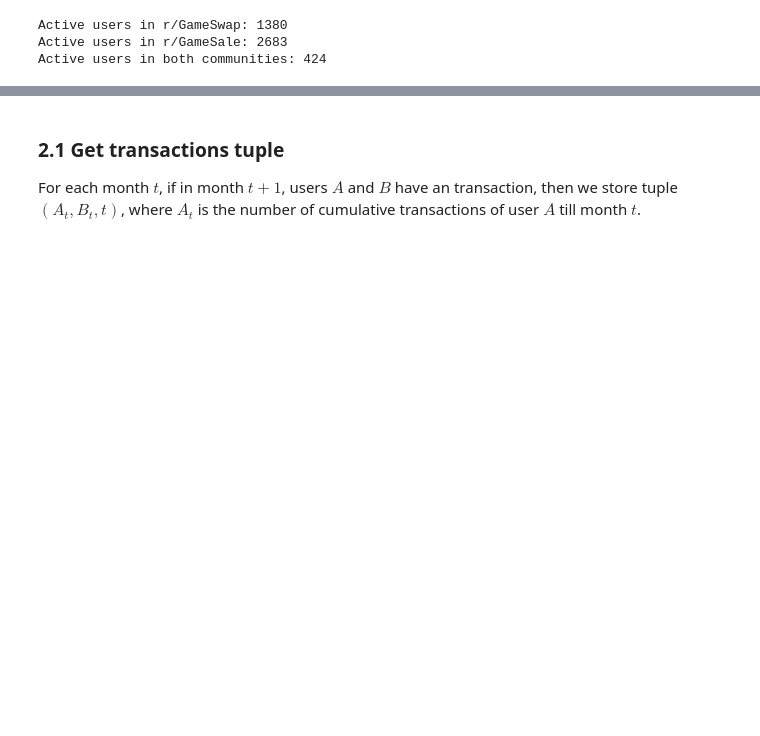
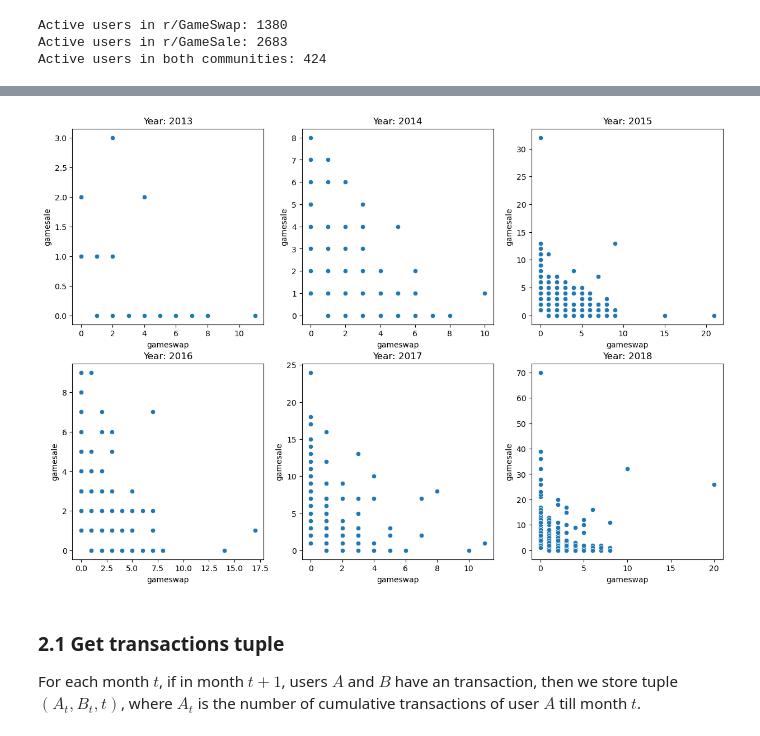
Before and after one commit to Jinyi-Liu/BZAN643-Project, a Jupyter notebook: 03_Reciprocal_Analysis.ipynb, the cells around one changed output, grey strips where cells are left out. Cells and saved outputs as stored; diff of their text form; code cells hidden in the pictures; blank space fills up the shorter version.

```diff
--- a/03_Reciprocal_Analysis.ipynb
+++ b/03_Reciprocal_Analysis.ipynb
@@ -118,3 +109,6 @@ interactions
+# %%
+tranc_per_month = data.groupby(['user','type','month']).size().reset_index(name='count').pivot(index=['user','month'], columns='type', values='count').fillna(0).astype(int).reset_index().rename_axis(None, axis=1)
+tranc_per_month['year'] = tranc_per_month['month'].dt.year
 # %%
 cumulative_transactions = {}
 for month in months:
@@ -126,3 +140,14 @@ for month in months:
+# %%
+# Plot each year's relationship between gameswap and gamesale, 6 plots in total, tranc_per_month
+fig, axes = plt.subplots(2, 3, figsize=(15, 10))
+for i, year in enumerate(sorted(tranc_per_month['year'].unique())):
+    ax = axes[i//3, i%3]
+    ax.set_title('Year: '+str(year))
+    sns.scatterplot(x='gameswap', y='gamesale', data=tranc_per_month.loc[tranc_per_month['year']==year], ax=ax)
+
+plt.show()
+# %% [output]
+[figure, added]
 # %% [markdown]
 ### 2.1 Get transactions tuple
 For each month $t$, if in month $t+1$, users $A$ and $B$ have an transaction, then we store tuple $(A_t, B_t, t)$, where $A_t$ is the number of cumulative transactions of user $A$ till month $t$.
```
Also changed, not shown: parts of 15 cells of this notebook, 1 other file.
